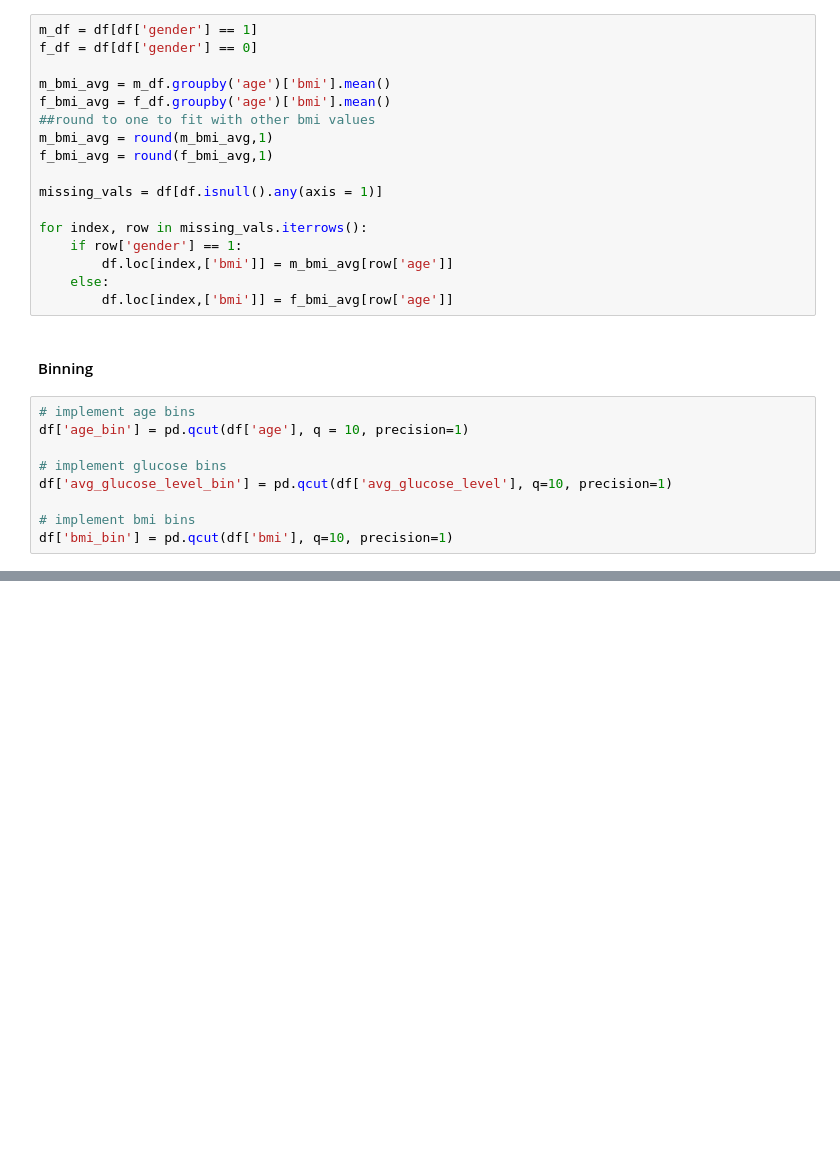
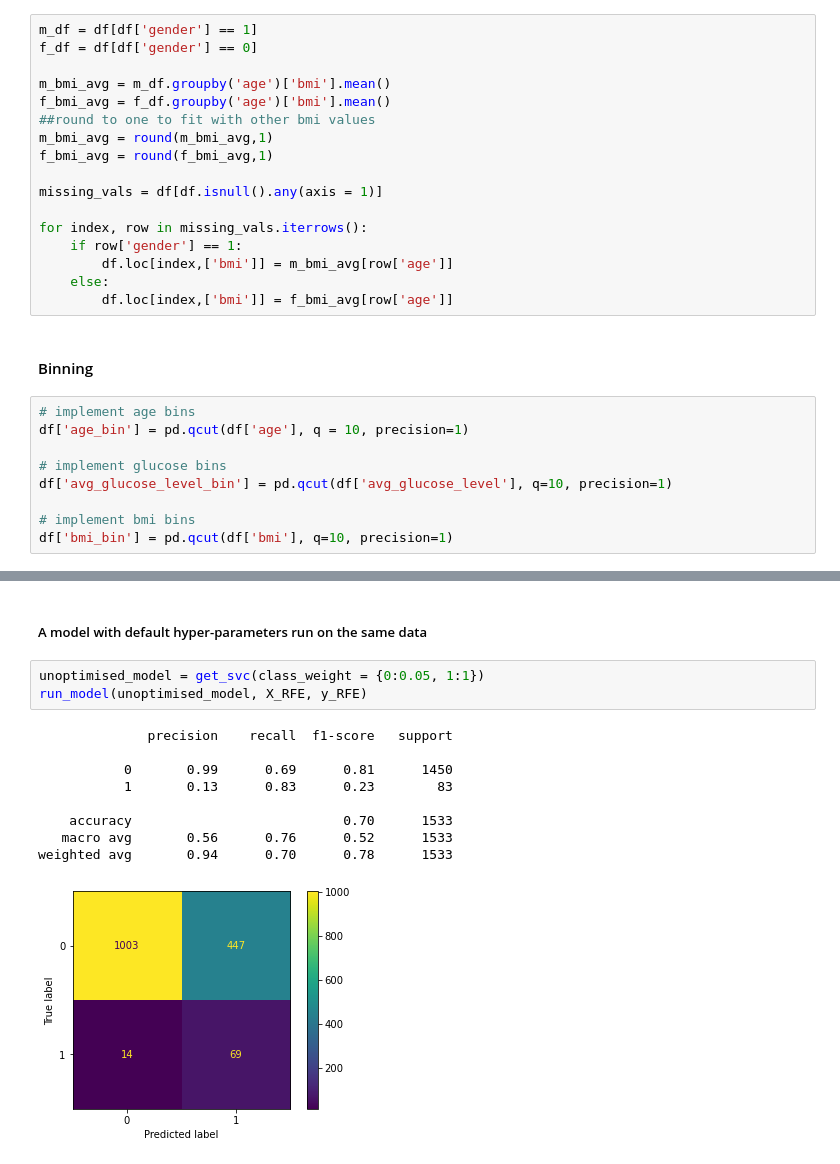
Before and after one commit to AaronNorwood/SIT307GroupAssignment2, a Jupyter notebook: Linden_SVM.ipynb, the cells around one changed output, grey strips where cells are left out. Saved outputs shown, nothing was run; the diff lists cells and outputs as text; blank space fills up the shorter version.

```diff
--- a/Linden_SVM.ipynb
+++ b/Linden_SVM.ipynb
@@ -317,0 +278,15 @@ run_model(model, X, y)
+# %% [markdown]
+<h5>A model with default hyper-parameters run on the same data
+# %%
+unoptimised_model = get_svc(class_weight = {0:0.05, 1:1})
+run_model(unoptimised_model, X_RFE, y_RFE)
+# %% [output]
+              precision    recall  f1-score   support
+
+           0       0.99      0.69      0.81      1450
+           1       0.13      0.83      0.23        83
+
+    accuracy                           0.70      1533
+   macro avg       0.56      0.76      0.52      1533
+weighted avg       0.94      0.70      0.78      1533
+[figure, added]
```
Also changed, not shown: parts of 48 cells of this notebook.
